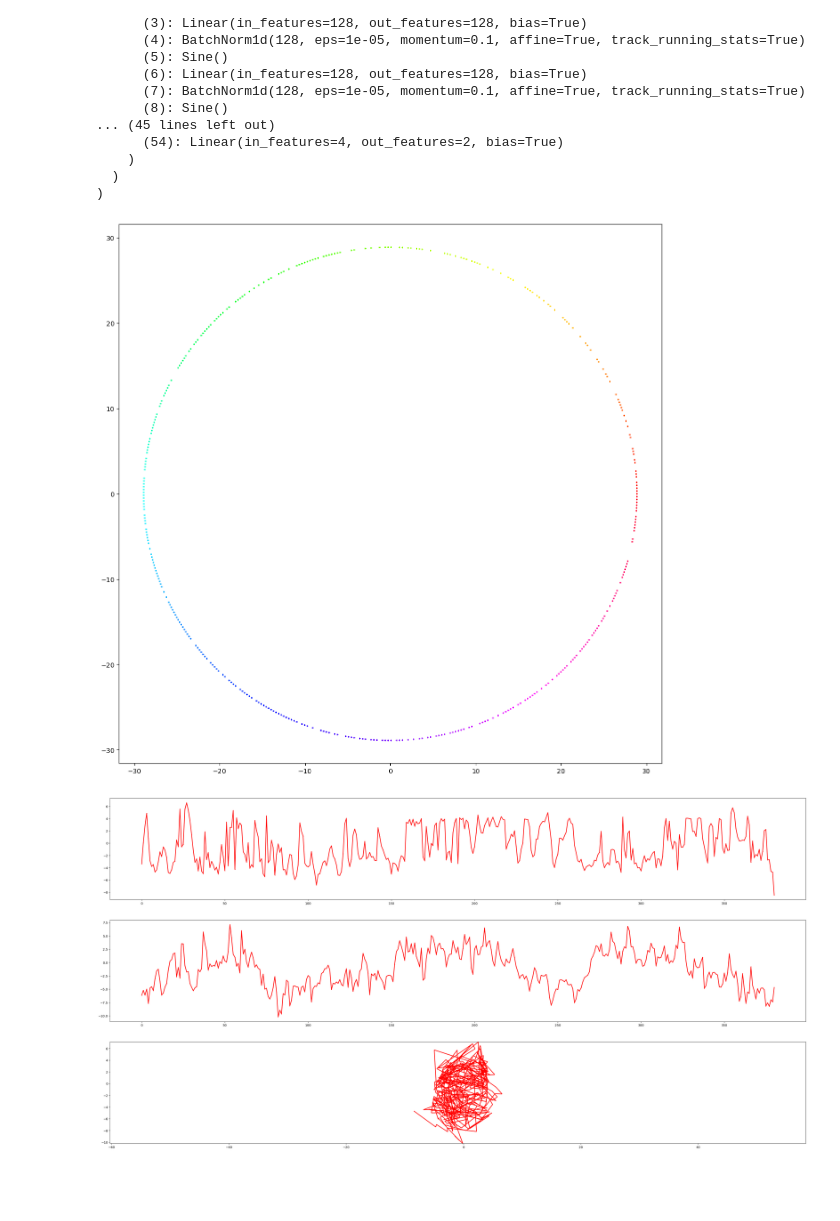
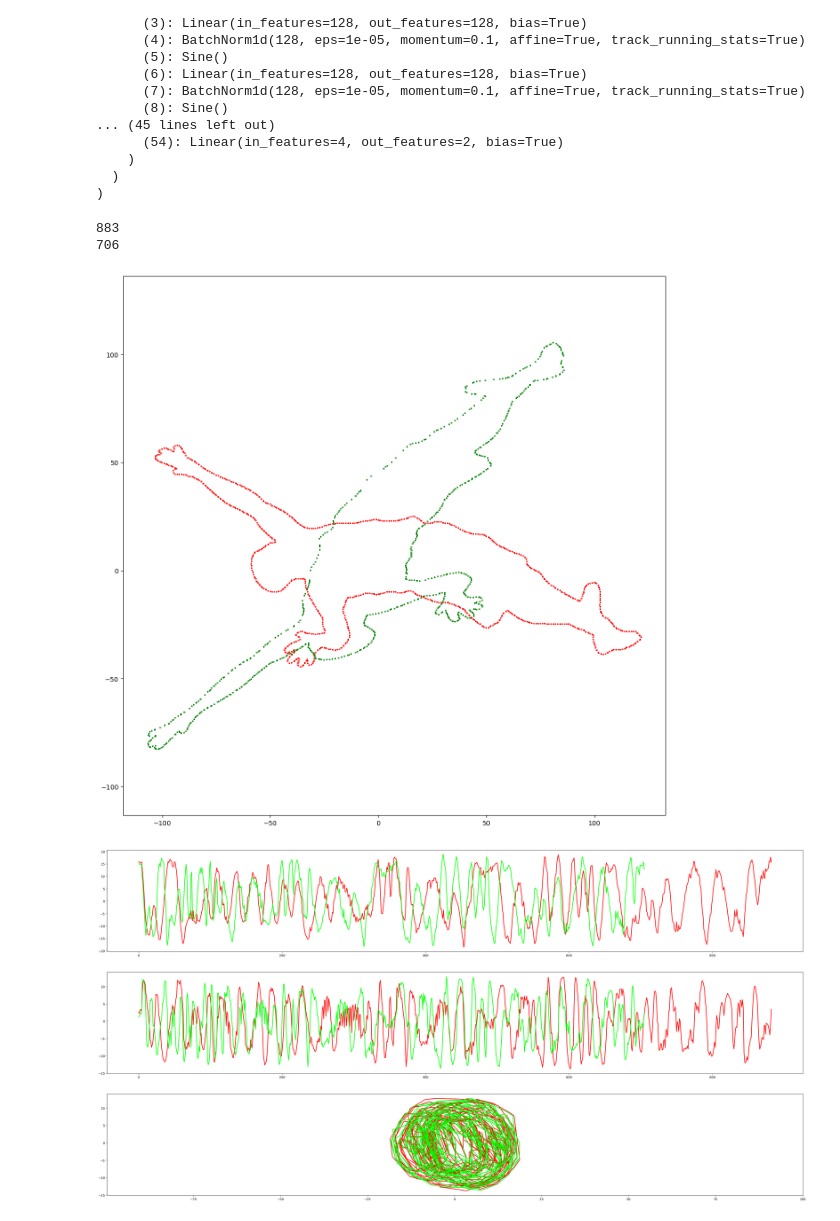
Before and after one commit to royvelich/deep-signature, a Jupyter notebook: applets/notebooks/plot_signatures.ipynb, the cells around one changed output. Saved outputs shown, nothing was run; the diff lists cells and outputs as text; code cells hidden in the pictures; blank space fills up the shorter version.

Commit message:
update equiaffine good result

```diff
--- a/applets/notebooks/plot_signatures.ipynb
+++ b/applets/notebooks/plot_signatures.ipynb
@@ -29,9 +29,9 @@ from deep_signature.manifolds.planar_curves.groups import EquiaffineGroup
 
 SeedableObject.set_seed(seed=42)
 # %%
-# planar_curves_manager_smooth = PlanarCurvesManager(curves_file_path=Path("C:/deep-signature-data/curves/train/curves.npy"))
-circles = PlanarCurvesManager(curves_file_path=Path("C:/deep-signature-data-new/circles/train/2023-01-07-17-48-39/curves.npy"))
-# benchmark_1_0 = PlanarCurvesManager(curves_file_path=Path("C:/deep-signature-data-new/curves/benchmark/2023-01-07-10-12-19/basketball/equiaffine/10/1_0/curves.npy"))
-# benchmark_0_8 = PlanarCurvesManager(curves_file_path=Path("C:/deep-signature-data-new/curves/benchmark/2023-01-07-10-12-19/basketball/equiaffine/10/0_8/curves.npy"))
+# planar_curves_manager_smooth = PlanarCurvesManager(curves_file_paths=[Path("C:/deep-signature-data/curves/train/curves.npy")])
+# circles = PlanarCurvesManager(curves_file_paths=[Path("C:/deep-signature-data-new/circles/train/2023-01-07-17-48-39/curves.npy")])
+benchmark_1_0 = PlanarCurvesManager(curves_file_paths=[Path("C:/deep-signature-data-new/curves/benchmark/2023-01-07-10-12-19/basketball/equiaffine/10/1_0/curves.npy")])
+benchmark_0_8 = PlanarCurvesManager(curves_file_paths=[Path("C:/deep-signature-data-new/curves/benchmark/2023-01-07-10-12-19/basketball/equiaffine/10/0_8/curves.npy")])
 # print(f'{planar_curves_manager.planar_curves_count} curves loaded')
 # %%
@@ -54,14 +54,17 @@ for _ in range(20):
 # %%
 supporting_points_count = 13
 sample_points = 2 * supporting_points_count + 1
-sampling_ratio = 0.7
+sampling_ratio = 1
 multimodality = 10
 # %%
 create_activation_fn: Callable[[int], torch.nn.Module] = lambda out_features_size: Sine()
 create_batch_norm_fn: Callable[[int], torch.nn.Module] = lambda out_features_size: torch.nn.BatchNorm1d(num_features=out_features_size)
 # model_file_path = "C:/deep-signature-data-new/training/2023-01-03-13-40-21/models/model_375.pt"
 # model_file_path = "C:/deep-signature-data-new/training/2023-01-05-15-42-57/models/model_300.pt"
-model_file_path = "C:/deep-signature-data-new/training/2023-01-06-19-05-56/models/model_725.pt"
+# model_file_path = "C:/deep-signature-data-new/training/2023-01-06-19-05-56/models/model_725.pt"
+# model_file_path = "C:/deep-signature-data-new/training/2023-01-08-10-32-10/models/model_175.pt"
+model_file_path = "C:/deep-signature-data-new/training/2023-01-08-15-06-32/models/model_950.pt"
+
 device = torch.device('cpu')
 model = DeepSignaturesNet(sample_points=sample_points, in_features_size=128, out_features_size=2, hidden_layer_repetitions=3, create_activation_fn=create_activation_fn, create_batch_norm_fn=create_batch_norm_fn, dropout_p=None)
 model = torch.nn.DataParallel(model)
@@ -127,46 +130,48 @@ def handle_curve_plot(curve: PlanarCurve):
 
 def handle_signature_comparison_plot(curve1: PlanarCurve, curve2: PlanarCurve):
     discrete_distribution1 = discrete_distributions.MultimodalGaussianDiscreteDistribution(bins_count=curve1.points_count, multimodality=multimodality)
     discrete_distribution2 = discrete_distributions.MultimodalGaussianDiscreteDistribution(bins_count=curve2.points_count, multimodality=multimodality)
     sampled_curve1 = curve1.sample_curve(sampling_ratio=sampling_ratio, discrete_distribution=discrete_distribution1)
     sampled_curve2 = curve2.sample_curve(sampling_ratio=sampling_ratio, discrete_distribution=discrete_distribution2)
     # signature_curve1 = PlanarCurve(sampled_curve1.approximate_curve_signature(model=model, supporting_points_count=supporting_points_count, device=device))
     # signature_curve2 = PlanarCurve(sampled_curve2.approximate_curve_signature(model=model, supporting_points_count=supporting_points_count, device=device))
 
     fig1, ax = matplotlib.pyplot.subplots(nrows=1, ncols=1, figsize=(15, 15))
     sampled_curve1.plot_scattered_curve(ax=ax, cmap=None, color='red')
     sampled_curve2.plot_scattered_curve(ax=ax, cmap=None, color='green')
 
     fig2, axes = matplotlib.pyplot.subplots(nrows=3, ncols=1, figsize=(40, 20))
     # signature_curve.plot_signature(model=model, supporting_points_count=supporting_points_count, device=device, ax=axes, line_style='-')
     sampled_curve1.plot_signature_comparison(comparison_curve=sampled_curve2, model=model, supporting_points_count=supporting_points_count, device=device, ax=axes, line_style='-', marker='')
 
     matplotlib.pyplot.show()
 
 
-circle = circles_new[4]
-handle_curve_plot(curve=circle)
+# circle = circles_new[0]
+# handle_curve_plot(curve=circle)
 
 
 # group = EquiaffineGroup(min_cond=2, max_cond=2, seed=43)
-# for i in range(0, 3):
-#     curve1 = planar_curves_manager_smooth.planar_curves[i]
+# for i in range(0, 1):
+#     curve1 = planar_curves_manager_smooth.planar_curves[6]
 #     curve2 = curve1.transform_curve(transform=group.generate_random_group_action())
 #     print(curve1.points.shape[0])
 #     print(curve2.points.shape[0])
 #     handle_signature_comparison_plot(curve1=curve1, curve2=curve2)
 
 
-# group = EquiaffineGroup(min_cond=2, max_cond=2, seed=43)
-# for i in range(0, 1):
-#     curve1 = benchmark_1_0.planar_curves[i]
-#     curve2 = benchmark_0_8.planar_curves[i]
-#     print(curve1.points.shape[0])
-#     print(curve2.points.shape[0])
-#     handle_signature_comparison_plot(curve1=curve1, curve2=curve2)
+group = EquiaffineGroup(min_cond=2, max_cond=2, seed=43)
+for i in range(0, 1):
+    curve1 = benchmark_1_0.planar_curves[0]
+    curve2 = benchmark_0_8.planar_curves[0]
+    print(curve1.points.shape[0])
+    print(curve2.points.shape[0])
+    handle_signature_comparison_plot(curve1=curve1, curve2=curve2)
 # %% [output]
+883
+706
-[figure, old version]
+[figure, new version]
-[figure, old version]
+[figure, new version]
 # %%
 # comparator = PlanarCurvesApproximatedSignatureComparator(
 #     model=model,
```
Also changed, not shown: parts of 1 cell of this notebook, 6 other files.
